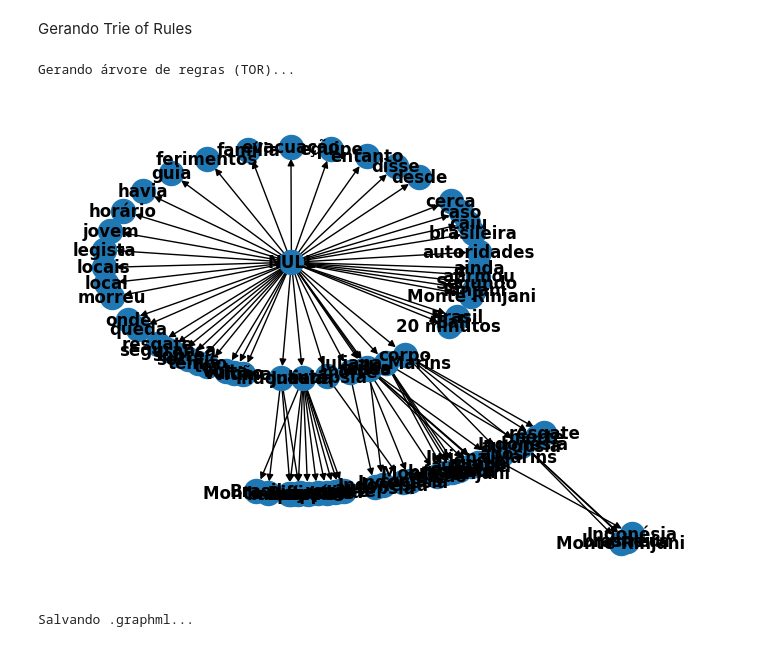
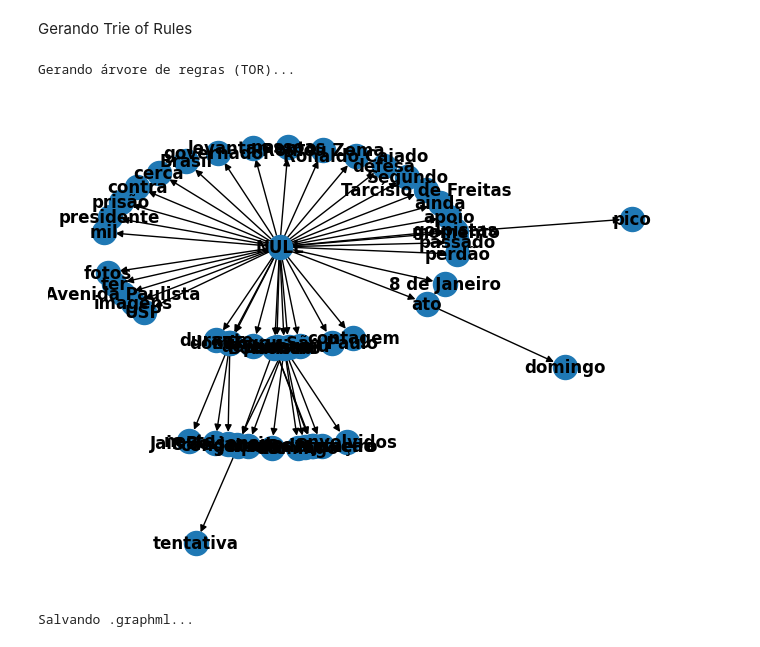
Before and after one commit to luiza-bolonha/Pre-Processing-ToR, a Jupyter notebook: main_news.ipynb, the cells around one changed output. Cells and saved outputs as stored; diff of their text form; code cells hidden in the pictures.

```diff
--- a/main_news.ipynb
+++ b/main_news.ipynb
@@ -8,9 +8,9 @@ import utils.pre_processing_news as ppn
 
 importlib.reload(ppn)
 
-#file = "manifestacao_bolsonaro"
+file = "manifestacao_bolsonaro"
 #file = "resgate_juliana_marins"
-file = "morte_juliana_marins"
+#file = "morte_juliana_marins"
 #file = "manifestacao_resgate"
 separar_paragrafos = True
 isTitulo = False
@@ -35,23 +38,23 @@ Gerando Trie of Rules
 # %%
 from trieofrules import trieofrules
 
 #supported algorithms: FP-max, FP-growth, Apriori
-alg = 'Apriori'
-#alg = 'FP-max'
-min_support = 0.043
+#alg = 'Apriori'
+alg = 'FP-max'
+min_support = 0.05
 
 obs = "p" if separar_paragrafos else "n"
 obs = "titulos" if isTitulo else obs
 file_name = f"{file}_{obs}_{alg}_{min_support}"
 output_file = f"outputs/{file_name}.graphml"
 
 # 2. Gera o TOR (Trie of Rules) a partir dos dados
 print("Gerando árvore de regras (TOR)...")
 TOR = trieofrules(data=pre_processing_result, alg=alg, min_support=min_support)
 TOR.draw()
 # %% [output]
 Gerando árvore de regras (TOR)...
-[figure, old version]
+[figure, new version]
 # %%
 # 3. Salva a visualização e estrutura como .graphml
 print("Salvando .graphml...")
```
Also changed, not shown: parts of 2 cells of this notebook, 2 other files.
